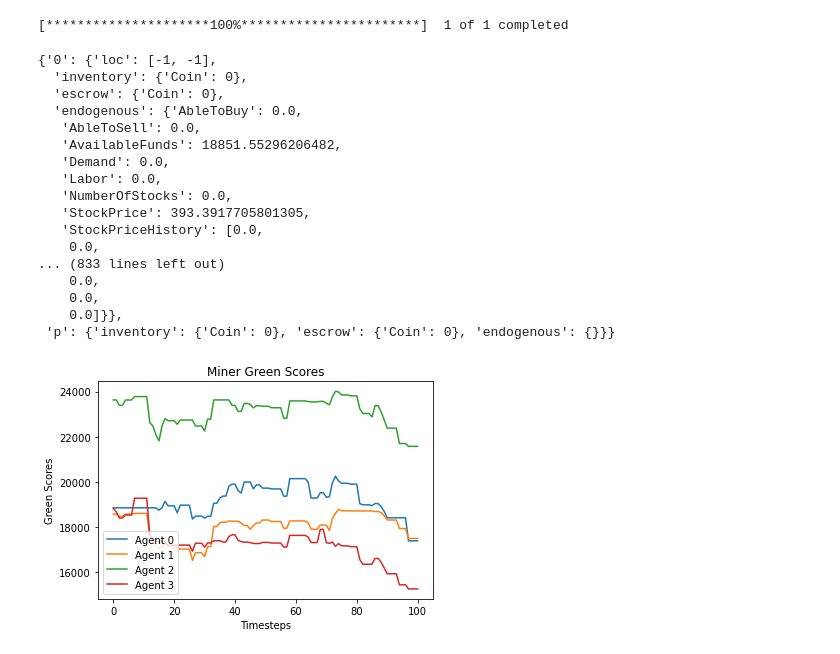
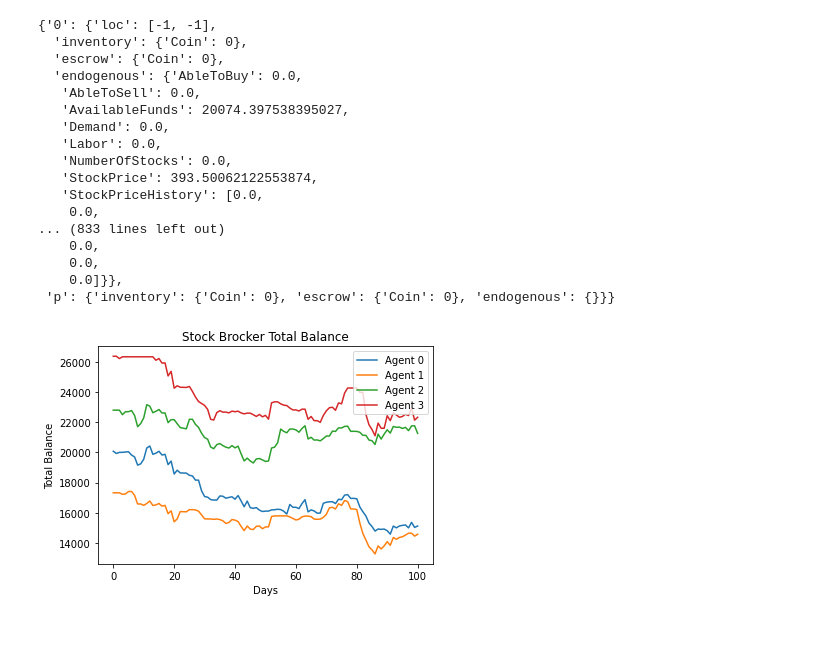
Before and after one commit to casperbroch/ai-economist, a Jupyter notebook: tutorials/stock_market_training_with_rllib.ipynb, the cells around one changed output. Saved outputs shown, nothing was run; the diff lists cells and outputs as text; code cells hidden in the pictures.

```diff
--- a/tutorials/stock_market_training_with_rllib.ipynb
+++ b/tutorials/stock_market_training_with_rllib.ipynb
@@ -18,7 +18,7 @@ env_config_dict = {
         # (1) Building houses
         ('BuyOrSellStocks', {}),
         # (2) Trading collectible resources
-        ('ExecCircuitBreaker', {}),
+        #('ExecCircuitBreaker', {}),
     ],
 
 
@@ -252,8 +254,6 @@ dense_logs = generate_rollout_from_current_trainer_policy(
     env_obj,
     num_dense_logs=1
 )
-# %% [output]
-[*********************100%***********************]  1 of 1 completed
 # %%
 dense_logs[0]['states'][0]
 # %% [output]
@@ -262,11 +262,11 @@ dense_logs[0]['states'][0]
   'escrow': {'Coin': 0},
   'endogenous': {'AbleToBuy': 0.0,
    'AbleToSell': 0.0,
-   'AvailableFunds': 18851.55296206482,
+   'AvailableFunds': 20074.397538395027,
    'Demand': 0.0,
    'Labor': 0.0,
    'NumberOfStocks': 0.0,
-   'StockPrice': 393.3917705801305,
+   'StockPrice': 393.50062122553874,
    'StockPriceHistory': [0.0,
     0.0,
 ... (833 lines left out)
@@ -284,16 +286,16 @@ agent_3_green_scores = [log["3"]["endogenous"]["TotalBalance"] for log in dense_
 # %%
 import matplotlib.pyplot as plt
 import numpy as np
 
 plt.plot(np.arange(0,101),agent_0_green_scores, label="Agent 0")
 plt.plot(np.arange(0,101),agent_1_green_scores, label="Agent 1")
 plt.plot(np.arange(0,101),agent_2_green_scores, label="Agent 2")
 plt.plot(np.arange(0,101),agent_3_green_scores, label="Agent 3")
-plt.title('Miner Green Scores')
+plt.title('Stock Brocker Total Balance')
 plt.legend()
-plt.xlabel('Timesteps')
-plt.ylabel('Green Scores')
-plt.savefig("miners_green_scores.png")
+plt.xlabel('Days')
+plt.ylabel('Total Balance')
+#plt.savefig("miners_green_scores.png")
 plt.show()
 # %% [output]
-[figure, old version]
+[figure, new version]
```
Also changed, not shown: parts of 7 cells of this notebook, 5 other files.
